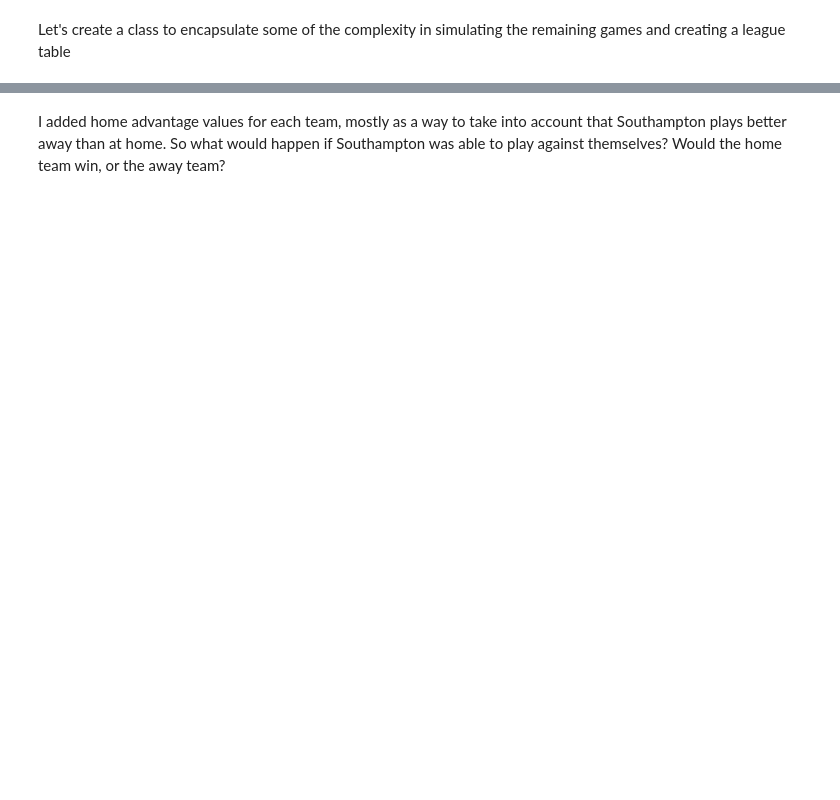
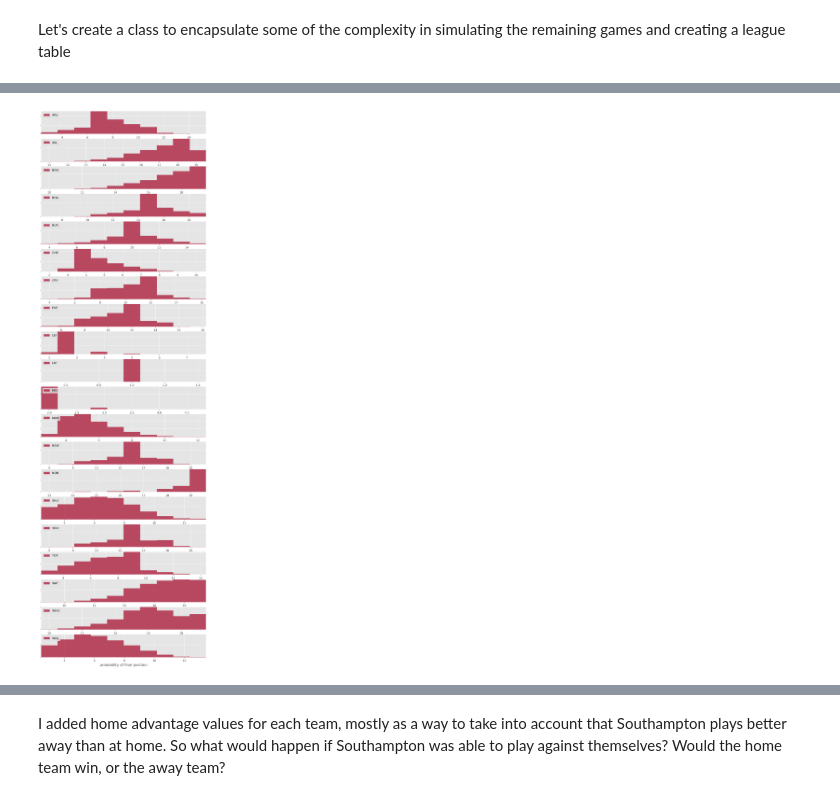
Before and after one commit to MatthewBurke1995/premier-league-predction-1920, a Jupyter notebook: premier league prediction 1920.ipynb, the cells around one changed output, grey strips where cells are left out. Saved outputs shown, nothing was run; the diff lists cells and outputs as text; code cells hidden in the pictures; blank space fills up the shorter version.

```diff
--- a/premier league prediction 1920.ipynb
+++ b/premier league prediction 1920.ipynb
@@ -114,7 +119,8 @@ with pm.Model() as model:
     atts = pm.Normal("atts",
                             mu=0,
                             tau=tau_att,
-                            shape=num_teams)
+                            shape=num_teams,
+                            testval=att_starting_points)
 
     defs = pm.Normal("defs",
                             mu=0,
@@ -124,7 +130,8 @@ with pm.Model() as model:
     home = pm.Normal("home",
                             mu=0,
                             tau=tau_home,
-                            shape=num_teams)
+                            shape=num_teams,
+                            testval=def_starting_points)
 
 
     home_theta = pm.Deterministic("home_theta", np.exp(intercept +
@@ -133,8 +140,7 @@ with pm.Model() as model:
                   defs[away_team]))
 
 
-    away_theta = pm.Deterministic("away_theta", np.exp(intercept -
-              home[away_team] +
+    away_theta = pm.Deterministic("away_theta", np.exp(intercept +
               atts[away_team] +
               defs[home_team]))
 
@@ -149,7 +155,7 @@ with pm.Model() as model:
 # %%
 with model:
     step = pm.Metropolis()
-    trace = pm.sample(20000, tune=10000,step=step)
+    trace = pm.sample(draws=20000, tune=10000,step=step)
 # %% [output]
 Multiprocess sampling (2 chains in 2 jobs)
 CompoundStep
@@ -279,9 +284,12 @@ Questions to answer:
 # %%
 current_season = Season(season_df,trace)
-ranks = dict(zip(list(current_season.teams["team"]), [[] for i in range (20)]))
-for _ in range(1000):
+positions = dict(zip(list(current_season.teams["team"]), [[] for i in range (20)]))
+points = dict(zip(list(current_season.teams["team"]), [[] for i in range (20)]))
+
+for i in range(1000):
+    print(i)
     simulated_season = Season(current_season.simulate_remaining_games(), trace)
     simulated_league_table = simulated_season.league_table()
     for i,row in simulated_league_table.iterrows():
-        ranks[row["Team"]].append(row["Pos"])
-ranks
+        positions[row["Team"]].append(row["Pos"])
+        points[row["Team"]].append(row["Pts"])
@@ -287,0 +314,12 @@ ranks
+# %%
+current_season = Season(season_df,trace)
+neutral_positions = dict(zip(list(current_season.teams["team"]), [[] for i in range (20)]))
+neutral_points = dict(zip(list(current_season.teams["team"]), [[] for i in range (20)]))
+
+for i in range(1000):
+    print(i)
+    simulated_season = Season(current_season.simulate_remaining_games(), trace)
+    simulated_league_table = simulated_season.league_table()
+    for i,row in simulated_league_table.iterrows():
+        positions[row["Team"]].append(row["Pos"])
+        points[row["Team"]].append(row["Pts"])
@@ -287,0 +347,13 @@ ranks
+# %%
+figsize(10, 34)
+for k, team in enumerate(list(current_season.teams["team"])):
+    sx = plt.subplot(len(current_season.teams), 1, k+1)
+    plt.xlabel("probability of final position") \
+        if k in [0, len(current_season.teams)-1] else None
+    plt.setp(sx.get_yticklabels(), visible=False)
+    plt.hist(positions[team], alpha=0.7, align='left', histtype="stepfilled",
+         label=team, color="#A60628", density=True, edgecolor="#A60628")
+    plt.legend(loc="upper left")
+    plt.autoscale(tight=True)
+# %% [output]
+[figure, added]
```
Also changed, not shown: parts of 28 cells of this notebook, 1 other file.
